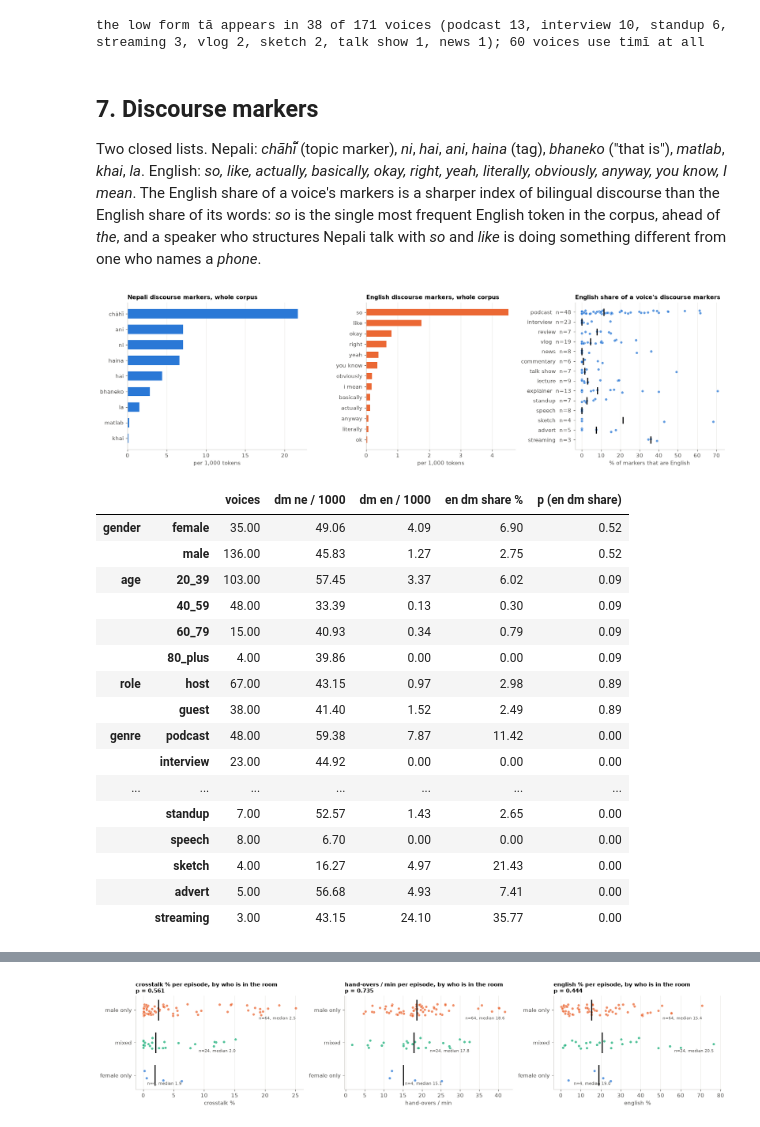
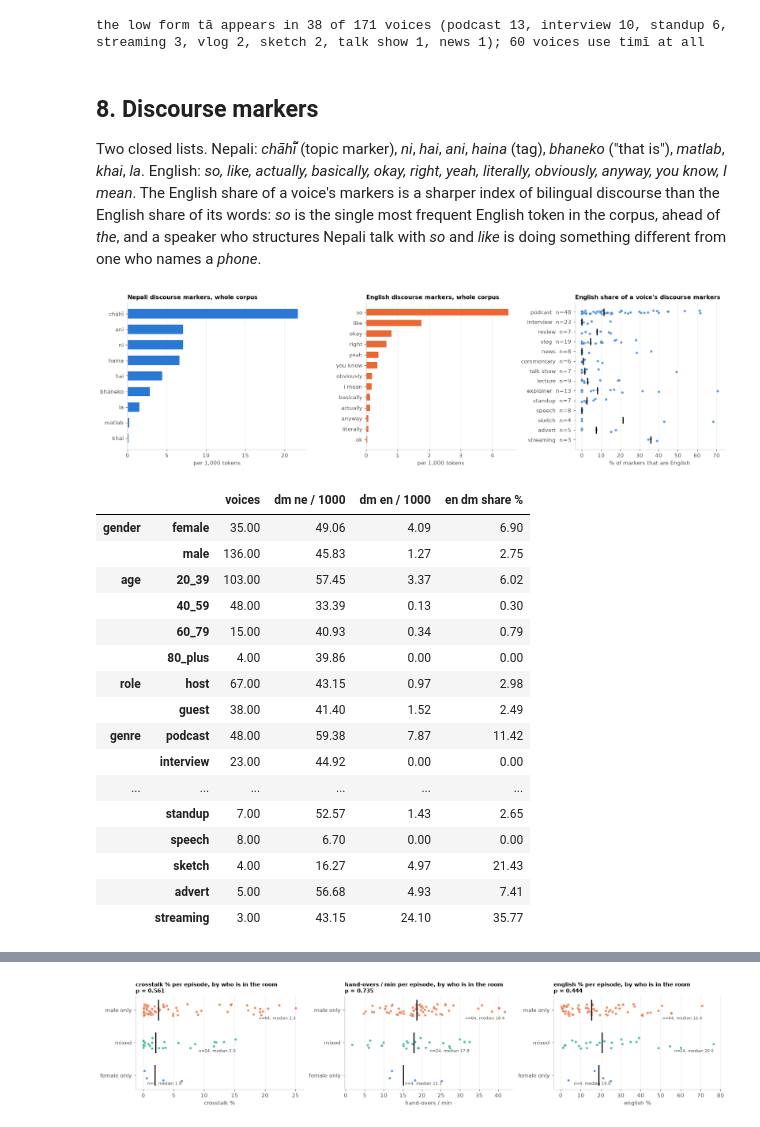
Before and after one commit to Sagyam/labeling-harness, a Jupyter notebook: notebooks/02_Sociolinguistics.ipynb, the cells around one changed output, grey strips where cells are left out. Cells and saved outputs as stored; diff of their text form; code cells hidden in the pictures.

```diff
--- a/notebooks/02_Sociolinguistics.ipynb
+++ b/notebooks/02_Sociolinguistics.ipynb
@@ -41,6 +43,7 @@ from pathlib import Path
 import matplotlib.pyplot as plt
 import numpy as np
 import pandas as pd
+import statsmodels.formula.api as smf
 from scipy import stats
 
 warnings.filterwarnings("ignore", category=FutureWarning)
@@ -97,7 +100,9 @@ pd.set_option("display.max_rows", 140)
 pd.set_option("display.float_format", lambda v: f"{v:,.2f}")
 
 manifest = json.loads((ANALYTICS.parent / "manifest.json").read_text())
-rows, EP_META, talk, WHO, ROLE = [], {}, {}, {}, {}
+SCRIBE = "elevenlabs-scribe-v2"  # the recogniser that reports its own word timings, for section 6
+REELS = "shorts_reels"           # the bucket the short-form uploads were filed under: not a show
+rows, EP_META, talk, WHO, ROLE, LABEL_WORDS, SCRIBE_WORDS = [], {}, {}, {}, {}, {}, {}
 with ANALYTICS.open(encoding="utf-8") as fh:
     for line in fh:
         r = json.loads(line)
@@ -120,6 +125,9 @@ with ANALYTICS.open(encoding="utf-8") as fh:
             "tier": r["verification_tier"], "disposition": r["disposition"],
             "duration": r["duration_seconds"], "speech_s": sum(b - a for a, b in vad),
             "genre": meta.get("genre") or "unclassified", "topic": meta.get("topic") or "unclassified",
+            # The show as filed at ingest (D108). A reel is its own recording, not an episode of
+            # a show called shorts_reels, so it groups by its own id.
+            "show": r["show_id"] if r["show_id"] and r["show_id"] != REELS else r["episode_id"],
             "declared": len(meta.get("speakers") or {}),
             "overlap_s": sum(b - a for a, b in r["overlap_spans"]),
             "turn_changes": max(0, len(r["speaker_turns"] or []) - 1),
@@ -128,6 +136,8 @@ with ANALYTICS.open(encoding="utf-8") as fh:
             "text": r["text"] or "",
         })
         EP_META.setdefault(r["episode_id"], meta)
+        LABEL_WORDS[r["segment_id"]] = r["label_words"]
+        SCRIBE_WORDS[r["segment_id"]] = next((h["words"] for h in r["hypotheses"] if h["system_id"] == SCRIBE), None)
 
 seg = pd.DataFrame(rows).set_index("segment_id")
 usable = seg[seg.disposition.isin(["accepted_unchanged", "edited"]) & (seg.text.str.len() > 0)].copy()
@@ -139,5 +149,6 @@ GENRE_COLOR = dict.fromkeys(GENRES, SLOTS[0])
 AGES = [a for a in AGE_ORDER if a in {age for _, age in WHO.values()}]
 print(f"{len(seg):,} labeled clips, {seg.duration.sum() / 3600:.2f} h, {seg.episode.nunique()} episodes | exported "
       f"{manifest['exported_at'][:10]} at harness {manifest['git_commit'][:7]}")
-print(f"{len(usable):,} clips with an accepted, non-empty reference are the material below")
+print(f"{len(usable):,} clips with an accepted, non-empty reference are the material below; "
+      f"{usable.show.nunique()} shows, counting each of the {(seg.groupby('episode').show.first() == seg.groupby('episode').show.first().index).sum()} reels as its own")
 # %% [output]
@@ -214,13 +224,14 @@ Nothing is inferred by a model, and a voice nothing reached stays unresolved rat
 A voice's genre is where most of its talk time is, since cross-episode linking can place a voice
 in a stray episode of another genre.
 # %%
-voice_talk, voice_eps, voice_genre = defaultdict(float), defaultdict(set), defaultdict(Counter)
+voice_talk, voice_eps, voice_genre, voice_show = defaultdict(float), defaultdict(set), defaultdict(Counter), defaultdict(Counter)
 for sid, per in talk.items():
     if sid in usable.index:
         for v, sec in per.items():
             voice_talk[v] += sec
             voice_eps[v].add(usable.episode[sid])
             voice_genre[v][usable.genre[sid]] += sec
+            voice_show[v][usable.show[sid]] += sec
 VOICES = sorted(voice_talk)
 n_eps = {v: len(voice_eps[v]) for v in VOICES}
 
@@ -230,31 +241,19 @@ def agree(values):
     return vals.pop() if len(vals) == 1 else "unresolved"
 
 
-SERIES = (("on_air_with_sanjay_", "On Air with Sanjay"), ("the_bravo_delta_show_", "Bravo Delta Show"))
-
-
-def show(ep_id):
-    """The series an episode id names, or the episode's genre when it names none."""
-    for prefix, name in SERIES:
-        if ep_id.startswith(prefix):
-            return name
-    if re.match(r"ep_\d+_", ep_id):
-        return "ep_NNN podcast"
-    return pretty(EP_META[ep_id].get("genre") or "unclassified")
-
-
-usable["show"] = usable.episode.map(show)
+EP_SHOW = usable.groupby("episode").show.first().to_dict()
 SPK = pd.DataFrame([{
     "voice": v, "episodes": n_eps[v], "talk_min": voice_talk[v] / 60,
     "gender": WHO[v][0] or "unresolved",
     "age": WHO[v][1] or "unresolved",
     "role": agree(ROLE.get((e, v)) for e in voice_eps[v]),
     "genre": voice_genre[v].most_common(1)[0][0],  # where most of the voice's talk time is
-    "show": ", ".join(sorted({show(e) for e in voice_eps[v]})),
+    "show": voice_show[v].most_common(1)[0][0],    # and the show it mostly speaks on
+    "shows": len(voice_show[v]),
 } for v in VOICES]).set_index("voice").sort_values("talk_min", ascending=False)
 
 tot = SPK.talk_min.sum()
-print(f"{len(SPK)} voices, {tot / 60:.1f} h of diarized speech")
+print(f"{len(SPK)} voices, {tot / 60:.1f} h of diarized speech, on {SPK.show.nunique()} shows; {int((SPK.shows > 1).sum())} voices are heard on more than one")
 for f in ("gender", "age", "role"):
     known = SPK[f] != "unresolved"
     print(f"  {f:<7} known for {known.sum():>3} voices ({known.mean():.0%}) holding {SPK.talk_min[known].sum() / tot:.0%} of the speech")
@@ -497,6 +494,8 @@ def strip(ax, frame, col, by, order, colors, title=None, xlabel=None, min_n=1, c
 
 
 def test(frame, col, by, order):
+    """Mann-Whitney or Kruskal-Wallis over the groups with three or more members. Used for the
+    episode-level comparison of section 10 only: voices are compared by the models below."""
     groups = [frame.loc[frame[by] == g, col].dropna() for g in order if (frame[by] == g).sum() >= 3]
     if len(groups) < 2:
         return np.nan
@@ -512,7 +511,6 @@ fig, axes = plt.subplots(1, 6, figsize=(21, 4.6), sharex=True)
 for ax, (by, order, colors, frame, title) in zip(axes, panels):
     strip(ax, frame, "english %", by, order, colors, title=f"English share {title}", xlabel="% of a voice's tokens in Latin script",
           compact=by == "genre")
-    ax.set_title(f"English share {title}\np = {test(frame, 'english %', by, order):.3f}", fontsize=9.5)
 fig.tight_layout()
 save(fig, "02_mixing_by_group")
 plt.show()
@@ -524,7 +522,6 @@ for by, order, _, frame, title in panels:
         sub = frame[frame[by] == g]
         if len(sub) >= 3:
             tab[(title, g)] = {"voices": len(sub), "minutes": sub.talk_min.sum(), **{m: sub[m].median() for m in METRICS}}
-    tab[(title, "p")] = {m: test(frame, m, by, order) for m in METRICS}
 tab = pd.DataFrame(tab).T
 tab.index.names = ["comparison", "group"]
 display(tab.round(2))
@@ -673,7 +1153,7 @@ print(f"the low form tã appears in {len(lo)} of {len(VV)} voices ({', '.join(f'
 | fm_radio | 0.63 | 0.00 | 0.00 | 0.00 | 0.00 |
 the low form tã appears in 38 of 171 voices (podcast 13, interview 10, standup 6, streaming 3, vlog 2, sketch 2, talk show 1, news 1); 60 voices use timī at all
 # %% [markdown]
-## 7. Discourse markers
+## 8. Discourse markers
 
 Two closed lists. Nepali: *chāhī̃* (topic marker), *ni*, *hai*, *ani*, *haina* (tag), *bhaneko*
 ("that is"), *matlab*, *khai*, *la*. English: *so, like, actually, basically, okay, right, yeah,
@@ -688,49 +1168,49 @@ dm_ne = usable[[c for c in usable.columns if c.startswith("dmne_")]].sum().sort_
 dm_ne.index = [c.replace("dmne_", "") for c in dm_ne.index]
 ax.barh(dm_ne.index, 1000 * dm_ne / usable.tokens.sum(), color=RAMP[2], height=0.6)
 ax.set(title="Nepali discourse markers, whole corpus", xlabel="per 1,000 tokens")
 ax.grid(axis="y", visible=False)
 
 en_dm = Counter()
 for text in usable.text:
     low = [w.strip(EDGE).lower() for w in text.split()]
     en_dm.update(w for w in low if w in DM_EN)
     en_dm.update(" ".join(b) for b in zip(low, low[1:]) if b in DM_EN_BIGRAM)
 ax = axes[1]
 s = pd.Series(en_dm).sort_values()
 ax.barh(s.index, 1000 * s / usable.tokens.sum(), color=SLOTS[1], height=0.6)
 ax.set(title="English discourse markers, whole corpus", xlabel="per 1,000 tokens")
 ax.grid(axis="y", visible=False)
 
 ax = axes[2]
 strip(ax, VV, "en dm share %", "genre", GENRE_GROUPS, GENRE_COLOR, title="English share of a voice's discourse markers", xlabel="% of markers that are English", compact=True)
 fig.tight_layout()
 save(fig, "05_discourse_markers")
 plt.show()
 dm_tab = {}
 for by, order in (("gender", GENDERS), ("age", AGES), ("role", ROLES), ("genre", GENRE_GROUPS)):
     for g in order:
         sub = VV[VV[by] == g]
         if len(sub) >= 3:
             dm_tab[(by, g)] = {"voices": len(sub), "dm ne / 1000": sub["dm ne / 1000"].median(), "dm en / 1000": sub["dm en / 1000"].median(),
-                               "en dm share %": sub["en dm share %"].median(), "p (en dm share)": test(VV, "en dm share %", by, order)}
+                               "en dm share %": sub["en dm share %"].median()}
 display(pd.DataFrame(dm_tab).T.round(2))
 # %% [output]
 [figure]
-|  |  | voices | dm ne / 1000 | dm en / 1000 | en dm share % | p (en dm share) |
-| gender | female | 35.00 | 49.06 | 4.09 | 6.90 | 0.52 |
-|  | male | 136.00 | 45.83 | 1.27 | 2.75 | 0.52 |
-| age | 20_39 | 103.00 | 57.45 | 3.37 | 6.02 | 0.09 |
-|  | 40_59 | 48.00 | 33.39 | 0.13 | 0.30 | 0.09 |
-|  | 60_79 | 15.00 | 40.93 | 0.34 | 0.79 | 0.09 |
-|  | 80_plus | 4.00 | 39.86 | 0.00 | 0.00 | 0.09 |
-| role | host | 67.00 | 43.15 | 0.97 | 2.98 | 0.89 |
-|  | guest | 38.00 | 41.40 | 1.52 | 2.49 | 0.89 |
-| genre | podcast | 48.00 | 59.38 | 7.87 | 11.42 | 0.00 |
-|  | interview | 23.00 | 44.92 | 0.00 | 0.00 | 0.00 |
-| ... | ... | ... | ... | ... | ... | ... |
-|  | standup | 7.00 | 52.57 | 1.43 | 2.65 | 0.00 |
-|  | speech | 8.00 | 6.70 | 0.00 | 0.00 | 0.00 |
-|  | sketch | 4.00 | 16.27 | 4.97 | 21.43 | 0.00 |
-|  | advert | 5.00 | 56.68 | 4.93 | 7.41 | 0.00 |
-|  | streaming | 3.00 | 43.15 | 24.10 | 35.77 | 0.00 |
+|  |  | voices | dm ne / 1000 | dm en / 1000 | en dm share % |
+| gender | female | 35.00 | 49.06 | 4.09 | 6.90 |
+|  | male | 136.00 | 45.83 | 1.27 | 2.75 |
+| age | 20_39 | 103.00 | 57.45 | 3.37 | 6.02 |
+|  | 40_59 | 48.00 | 33.39 | 0.13 | 0.30 |
+|  | 60_79 | 15.00 | 40.93 | 0.34 | 0.79 |
+|  | 80_plus | 4.00 | 39.86 | 0.00 | 0.00 |
+| role | host | 67.00 | 43.15 | 0.97 | 2.98 |
+|  | guest | 38.00 | 41.40 | 1.52 | 2.49 |
+| genre | podcast | 48.00 | 59.38 | 7.87 | 11.42 |
+|  | interview | 23.00 | 44.92 | 0.00 | 0.00 |
+| ... | ... | ... | ... | ... | ... |
+|  | standup | 7.00 | 52.57 | 1.43 | 2.65 |
+|  | speech | 8.00 | 6.70 | 0.00 | 0.00 |
+|  | sketch | 4.00 | 16.27 | 4.97 | 21.43 |
+|  | advert | 5.00 | 56.68 | 4.93 | 7.41 |
+|  | streaming | 3.00 | 43.15 | 24.10 | 35.77 |
 # %% [markdown]
```
Also changed, not shown: parts of 25 cells of this notebook, 9 other files.
